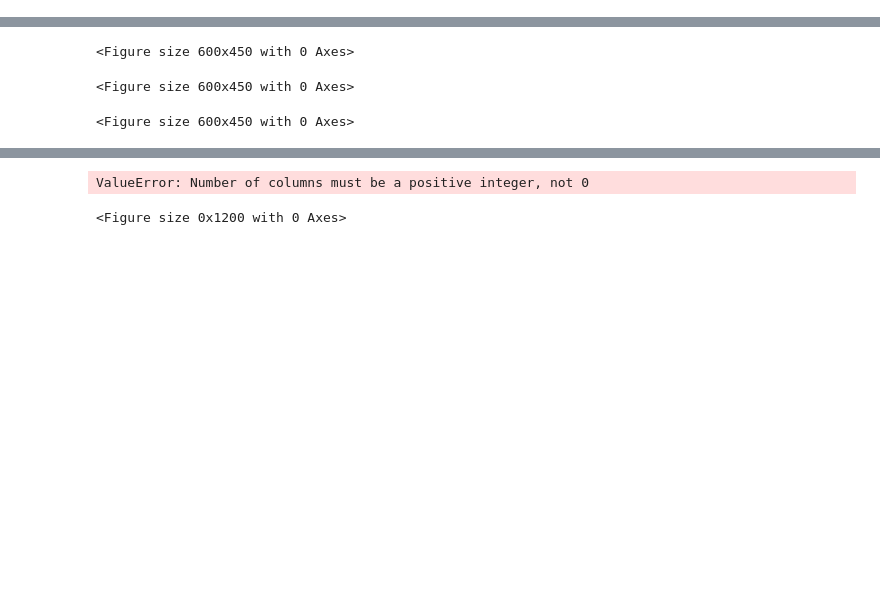
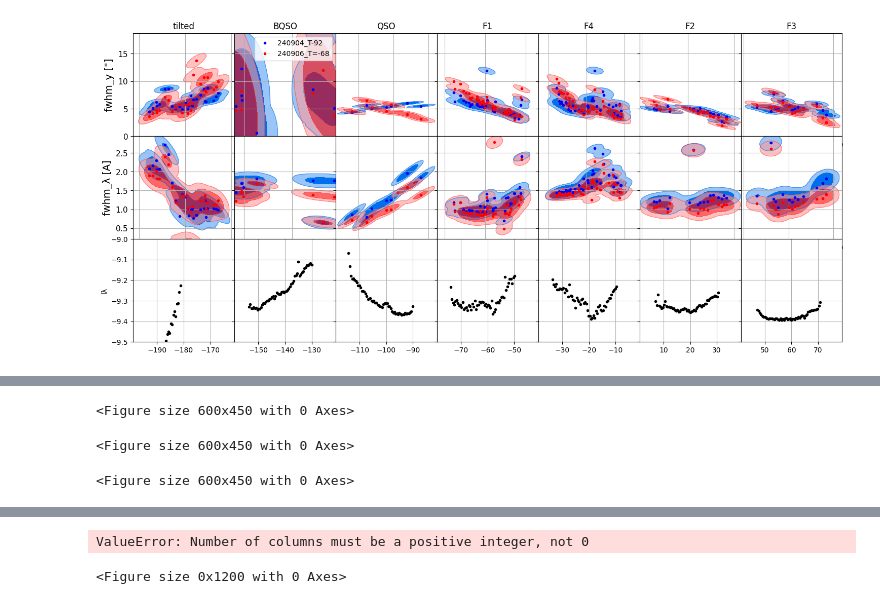
Before and after one commit to vpicouet/pyds9plugin, a Jupyter notebook: pyds9plugin/Macros/FB/AIT/focus_analysis.ipynb, the cells around one changed output, grey strips where cells are left out. Drawn from its saved outputs; the diff is of its cells as text; code cells hidden in the pictures; blank space fills up the shorter version.

```diff
--- a/pyds9plugin/Macros/FB/AIT/focus_analysis.ipynb
+++ b/pyds9plugin/Macros/FB/AIT/focus_analysis.ipynb
@@ -20,6 +20,11 @@ import numpy as np
 import glob
 from astropy.table import Table
 from astropy.io import fits
+
+import warnings
+warnings.filterwarnings("ignore")
+warnings.filterwarnings( "ignore", module = "matplotlib\..*" )
+
 def analyze_focus(path=None, path1=None,path2=None,lims=[0]*15,name="T" ,pixel=False, x="y",fit=False,title=None,slit_size=True,order=np.arange(10),masks=None,ylim=None,opt_pos=-9.3,det_pos=[-8.95,-9.7,-9.3],tilt=[-0.1,-0.1,-0.1],temp="TEMPD",fitdeg=2): #
     # if len(files)==6:
     #     if "2022_1" in path:
@@ -82,12 +87,12 @@ def analyze_focus(path=None, path1=None,path2=None,lims=[0]*15,name="T" ,pixel=F
     else:
         fig, axes = plt.subplots(2+line,len(files),figsize=(15,7),sharey="row",sharex=False)
     fig.suptitle(title)
-
     if masks is not None:
         for file in glob.glob(masks):
             a = Table.read(file,format='ascii')
             a['col2'][a['col2']=="None"]="inf"
             a['col2'] = a['col2'].astype(float)
+            a = a[a["col2"]<-2.5]
             # plt.plot(a['col1'],a['col2'])
             if ylim is None:
                 ymean = np.nanmedian(a['col2'])
@@ -95,7 +100,7 @@ def analyze_focus(path=None, path1=None,path2=None,lims=[0]*15,name="T" ,pixel=F
                 ylim = (ymean-1,ymean+1)
                 #(-10,-8)
 
-            for i, (ax,lim) in enumerate(zip(axes[-1],[-200,-120,-80,-40,0,40])):
+            for i, (ax,lim) in enumerate(zip(axes[-1],[-200,-160,-120,-80,-40,0,40])): #-200,-160
                 ax.plot(a['col1'],a['col2'] ,'k.')
                 ax.set_xlim((lim+1,lim+40-1))
                 ax.hlines(opt_pos,-200,200,color="k")#,label="ideal det position")
@@ -103,7 +108,8 @@ def analyze_focus(path=None, path1=None,path2=None,lims=[0]*15,name="T" ,pixel=F
                     ax.plot([lim+7,lim+40-10],[d-t,d+t],color=c,label="Prev pos: %0.2f"%(d))
                 if i==0:
                     ax.plot(a['col1']-360,a['col2'] ,'k.')#,label="masks")
-                    ax.legend(fontsize=8)
+                    # ax.legend(fontsize=8)
+
         axes[-1][0].set_ylim(ylim)
 
     cat_temp = Table(names=["T","spatial","spectral"])
@@ -112,11 +118,13 @@ def analyze_focus(path=None, path1=None,path2=None,lims=[0]*15,name="T" ,pixel=F
     # temp = [fits.open(f.replace(".csv",".fits"))[0].header["TEMPB"] for f in files]
     names_ = [os.path.basename(file).split(".csv")[0].split("_")[0] for file in files]#.split("_2022_5")[0]
     # names_ = [os.path.basename(file).split(".csv")[0].split("_")[2] for file in files]#.split("_2022_5")[0]
-    print(files,axes.T,lims, names_)
+    # print(files,axes.T,lims, names_)
     # names_ = [os.path.basename(file).split("old_tilted")[1].split(".csv")[0] for file in files]#.split("_2022_5")[0]
     for i, (file, ax,lim,name) in enumerate(zip(files,axes.T,lims, names_)):
         # print(name)
         cat = Table.read(file)
+        if "line" not in cat.colnames:
+            cat["line"] = -99
         if not pixel:
             cat['fwhm_x'] *= ps_spectral
             cat['fwhm_y'] *= ps_spatial
@@ -156,7 +164,7 @@ def analyze_focus(path=None, path1=None,path2=None,lims=[0]*15,name="T" ,pixel=F
             title2 =  "T=%sC = %i pix"%(t[:5],xx[np.argmin(fit2["function"](xx))])
             title1 =  fit["popt"]
             title2 =   fit2["popt"]
-            print(fit2["popt"][0])
+            # print(fit2["popt"][0])
             # print(fit2["popt"][1])
             ax[0].plot(cat[mask][x],cat[mask]["fwhm_y"],'.b',label=label)
             ax[1].plot(cat[mask][x],cat[mask]["fwhm_x"],'.b',label=label)
@@ -170,12 +178,15 @@ def analyze_focus(path=None, path1=None,path2=None,lims=[0]*15,name="T" ,pixel=F
             title2 =  "T=%sC"%(t[:5])
             ax[0].plot(cat[mask][x],cat[mask]["fwhm_y"],'.b',label=label)
             ax[1].plot(cat[mask][x],cat[mask]["fwhm_x"],'.b',label=label)
-        ax[0].legend(loc="upper left",title=title1)
-        ax[1].legend(loc="upper left",title=title2)
+        # ax[0].legend(loc="upper left",title=title1)
+        # ax[1].legend(loc="upper left",title=title2)
 
     for i, (file, ax,lim,name) in enumerate(zip(files1,axes.T,lims, names_)):
-        print(name)
+        # print(name)
         cat = Table.read(file)
+        if "line" not in cat.colnames:
+            cat["line"] = -99
+
         if not pixel:
             cat['fwhm_x'] *= ps_spectral
             cat['fwhm_y'] *= ps_spatial
@@ -205,12 +216,15 @@ def analyze_focus(path=None, path1=None,path2=None,lims=[0]*15,name="T" ,pixel=F
 
 
     for i, (file, ax,lim,name) in enumerate(zip(files2,axes.T,lims, names_)):
-        print(name)
+        # print(name)
         cat = Table.read(file)
+        if "line" not in cat.colnames:
+            cat["line"] = -99
+
         if not pixel:
             cat['fwhm_x'] *= ps_spectral
             cat['fwhm_y'] *= ps_spatial
-        print(i)
+        # print(i)
         label=os.path.basename(os.path.dirname(file)) if i==1 else None
         if cat["x"].max()>1500:
             mask = (cat["x"]<2100) &  (cat["x"]>1170) & (cat["y"]>200)  & (cat["y"]<2000)  & (cat["y"]<2000) &( (cat["line"]==214)|(cat["line"]==-99)) # & (cat["FLUX_MAX"]>lim) #& (cat["X2_IMAGE"]>5)
@@ -235,7 +249,7 @@ def analyze_focus(path=None, path1=None,path2=None,lims=[0]*15,name="T" ,pixel=F
             ax[3].plot(cat[mask][x],cat[mask]["ly"],'.g')
 
 
-    for file, ax,lim,name in zip(files,axes.T,lims, names_):
+    for i,(file, ax,lim,name) in enumerate(zip(files,axes.T,lims, names_)):
         for a in ax:
             a.grid()
         for a in ax[:-1]:
@@ -243,8 +257,9 @@ def analyze_focus(path=None, path1=None,path2=None,lims=[0]*15,name="T" ,pixel=F
         for a in ax[:]:
             a.set_ylabel(None)
         if path1 is not None:
-            ax[0].legend()#loc="upper left")#,title=title1)
-            ax[1].legend()#loc="upper left")#,title=title2)
+            if i==1:
+                ax[0].legend()#loc="upper left")#,title=title1)
+                # ax[1].legend()#loc="upper left")#,title=title2)
 
     if slit_size:
         ax[2].set_ylim((4,8))
@@ -258,8 +273,61 @@ def analyze_focus(path=None, path1=None,path2=None,lims=[0]*15,name="T" ,pixel=F
     ax[1].set_ylim(ylim_spectral)
     fig.tight_layout()
     fig.subplots_adjust(hspace=0,wspace=0)
+    fig.show()
     return cat_temp
 
 
-analyze_focus(path="/Users/Vincent/Library/CloudStorage/GoogleDrive-fireball2.telescope@gmail.com/.shortcut-targets-by-id/1ZgB7kY-wf7meXrq8v-1vIzor75aRdLDn/FIREBall-2/FB2_2025/DOBC_data/240904/2024_diffuse_T-92/*.csv", path1="/Users/Vincent/Nextcloud/LAM_new_account/FIREBALL/all_diffuse_illumination/2023/18_cold_-120_230819/*.csv",path2=None,name="T" ,pixel=False, x="y",fit=False,title=None,slit_size=False,order=[-1,-2,0,3,1,2,4],masks=None,ylim=(-10,-8.2),opt_pos=-9.3,det_pos=np.array([-9.7,-9.7]),tilt=np.array([-0.1,-0.1,-0.1])*0)
+
+FTS2018 = "/Users/Vincent/Nextcloud/LAM_new_account/FIREBALL/all_diffuse_illumination/2018/**/*csv"; title="2018"
+
+
+UA0 = "/Users/Vincent/Nextcloud/LAM/FIREBALL/all_diffuse_illumination/2023/0_warm_230223_1/*.csv"; title="iteration 0"
+UA1 = "/Users/Vincent/Nextcloud/LAM/FIREBALL/all_diffuse_illumination/2023/1_warm_230225/1_warm_230225_1/*.csv"; title="iteration 1"
+UA2 = "/Users/Vincent/Nextcloud/LAM/FIREBALL/all_diffuse_illumination/2023/2_warm_230226_0.84/*.csv"; title="iteration 2"
+UA3 = "/Users/Vincent/Nextcloud/LAM/FIREBALL/all_diffuse_illumination/2023/3_warm_230227_0.74/*.csv"; title="iteration 3"
+UA4 = "/Users/Vincent/Nextcloud/LAM/FIREBALL/all_diffuse_illumination/2023/3_warm_230227_0.84/*.csv"; title="iteration 4"
+
+UA5 = "/Users/Vincent/Nextcloud/LAM/FIREBALL/all_diffuse_illumination/2023/4_warm_230304_0.74/*.csv"; title="iteration 4"
+
+# path1 = "/Users/Vincent/Nextcloud/LAM/FIREBALL/all_diffuse_illumination/2023/5_cold_230307/206/*.csv"; title="iteration 0&1 - Caltech - red=20C, blue=-90C"
+# path = "/Users/Vincent/Nextcloud/LAM/FIREBALL/all_diffuse_illumination/2023/5_cold_230307_0.74/*.csv"; #title="iteration 1 - cold - Caltech"
+# path = "/Users/Vincent/Nextcloud/LAM/FIREBALL/all_diffuse_illumination/2023/230307/diffuse_temp_data/temp_evol/*.csv"; #title="iteration 1 - cold - Caltech"
+# path1 = "/Users/Vincent/Nextcloud/LAM/FIREBALL/all_diffuse_illumination/2022/tilted/*.csv";# title="iteration 1(blue) vs 2(red) - cold - Caltech"
+cool_down1 = "/Users/Vincent/Library/CloudStorage/GoogleDrive-vp2376@columbia.edu/.shortcut-targets-by-id/1ZgB7kY-wf7meXrq8v-1vIzor75aRdLDn/FIREBall-2/FB2_2023/DOBC_data/230307/diffuse_temp_data/temp_evol/*.csv"; #title="iteration 1 - cold - Caltech"
+cool_down2 = "/Users/Vincent/Library/CloudStorage/GoogleDrive-vp2376@columbia.edu/.shortcut-targets-by-id/1ZgB7kY-wf7meXrq8v-1vIzor75aRdLDn/FIREBall-2/FB2_2023/DOBC_data/230310/cooldown_230310/*.csv"; title="cool down 2 caltech - Caltech"
+cool_down3 = "/Users/Vincent/Library/CloudStorage/GoogleDrive-vp2376@columbia.edu/.shortcut-targets-by-id/1ZgB7kY-wf7meXrq8v-1vIzor75aRdLDn/FIREBall-2/FB2_2023/DOBC_data/230313/cooldown_230313/*.csv"; title="cool down 2 caltech - Caltech"
+
+
+cold_7 = "/Users/Vincent/Nextcloud/LAM/FIREBALL/all_diffuse_illumination/2023/12_cold_230509_0.55/*.csv"
+cold_6 = "/Users/Vincent/Nextcloud/LAM/FIREBALL/all_diffuse_illumination/2023/11_cold_230407_0.55/*.csv"
+cold_5 = "/Users/Vincent/Nextcloud/LAM/FIREBALL/all_diffuse_illumination/2023/10*/*.csv"
+cold_4 = "/Users/Vincent/Nextcloud/LAM/FIREBALL/all_diffuse_illumination/2023/8_cold_230315_1.09/*.csv"
+cold_2 = "/Users/Vincent/Nextcloud/LAM/FIREBALL/all_diffuse_illumination/2023/6_cold_230310_1.05/*.csv"; title="iteration 1(blue) vs 2(red) - cold - Caltech"
+cold_3= "/Users/Vincent/Nextcloud/LAM/FIREBALL/all_diffuse_illumination/2023/7_cold_230314_0.3/*.csv"
+cold_1 = "/Users/Vincent/Nextcloud/LAM/FIREBALL/all_diffuse_illumination/2023/5_cold_230307_0.74/*.csv"
+
+
+# analyze_focus(path=cold_6, path1=cold_5,path2=cold_7,name="T" ,pixel=False, x="y",fit=False,title=None,slit_size=True,order=[-1,-2,0,3,1,2],masks=masks_2023,ylim=(-10,-8.2),opt_pos=-9.3,det_pos=[],tilt=np.array([-0.1,-0.1,-0.1])*1.3)
+
+#%%
+cold_5 = "/Users/Vincent/Nextcloud/LAM/FIREBALL/all_diffuse_illumination/2023/9_cold_230317_0.69_-87-87/[FQt$]*.csv"
+cold_5b = "/Users/Vincent/Nextcloud/LAM/FIREBALL/all_diffuse_illumination/2023/9_cold_230317_0.69_-95/*.csv"
+
+cold_6="/Users/Vincent/Nextcloud/LAM/FIREBALL/all_diffuse_illumination/2023/10_cold_230320_0.55/*.csv"
+
+
+
+
+
+
+masks_2023a= '/Users/Vincent/Nextcloud/LAM_new_account/FIREBALL/2022/Masks/laser_measurements/measurement_6_March2023/*all*.txt'
+masks_2024a="/Users/Vincent/Library/CloudStorage/GoogleDrive-fireball2.telescope@gmail.com/.shortcut-targets-by-id/1ZgB7kY-wf7meXrq8v-1vIzor75aRdLDn/FIREBall-2/FB2_2025/GOBC_data/Laser_mask_measurement/v5/*.txt"
+opt_pos=-3.25
+det_pos=-3.25*np.ones(2)
+tilt=np.array([-0.1,-0.1,-0.1])*0
+path_2024_cold="/Users/Vincent/Library/CloudStorage/GoogleDrive-fireball2.telescope@gmail.com/.shortcut-targets-by-id/1ZgB7kY-wf7meXrq8v-1vIzor75aRdLDn/FIREBall-2/FB2_2025/DOBC_data/240904/240904_T-92/*.csv"
+path_2023_august="/Users/Vincent/Nextcloud/LAM_new_account/FIREBALL/all_diffuse_illumination/2023/18_cold_-120_230819/*.csv"
+path_2024_warm="/Users/Vincent/Library/CloudStorage/GoogleDrive-fireball2.telescope@gmail.com/.shortcut-targets-by-id/1ZgB7kY-wf7meXrq8v-1vIzor75aRdLDn/FIREBall-2/FB2_2025/DOBC_data/240906/240906_T=-68/*.csv"
+# a = analyze_focus(path=path_2024_cold, path1=path_2024_warm,path2=path2,name="T" ,pixel=False, x="y",fit=False,title=None,slit_size=False,order=[-2,1,4,3,2,-1],masks=masks_2023a,ylim=None,opt_pos=opt_pos,det_pos=det_pos,tilt=tilt) #[-1,-2,0,3,1,2,4]
+a = analyze_focus(path=path_2024_cold, path1=path_2024_warm,path2=path2,name="T" ,pixel=False, x="y",fit=False,title=None,slit_size=False,order=[-1,0,-2,1,4,2,3],masks=masks_2023a,ylim=(-9.5,-9),opt_pos=opt_pos,det_pos=det_pos,tilt=tilt) #[-1,-2,0,3,1,2,4]
 # %% [output]
@@ -271,0 +348 @@ WARNING:matplotlib.legend:No artists with labels found to put in legend.  Note t
+[figure, new version]
```
Also changed, not shown: parts of 2 cells of this notebook, 1 other file.
